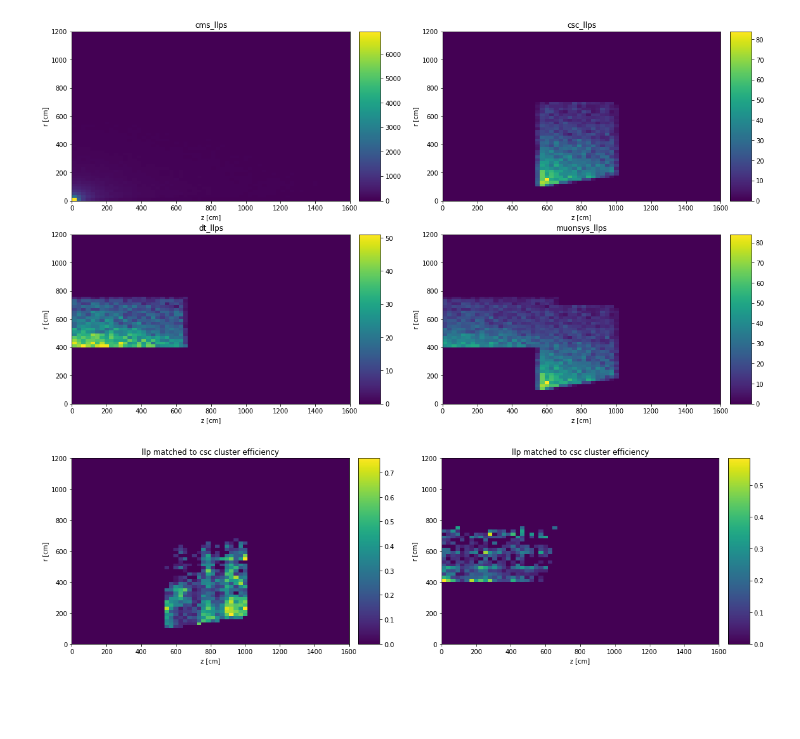
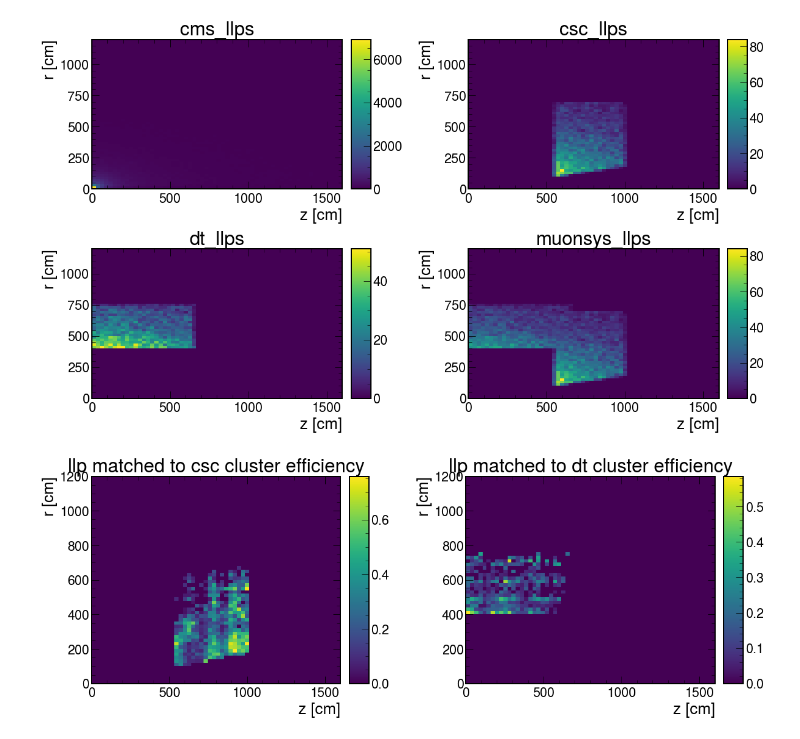
Before and after one commit to AnthonyAportela/LLPs, a Jupyter notebook: notebooks/Bplus/LLP_ntuple_processor.ipynb, the cells around one changed output. Cells and saved outputs as stored; diff of their text form; code cells hidden in the pictures; blank space fills up the shorter version.

Commit message:
added more stuff to make efficiency table

```diff
--- a/notebooks/Bplus/LLP_ntuple_processor.ipynb
+++ b/notebooks/Bplus/LLP_ntuple_processor.ipynb
@@ -2,12 +2,13 @@
 import awkward as ak
 import numpy as np
 import hist as hs
-from coffea import processor
+from coffea import processor, hist as chs
 from coffea.nanoevents.methods import vector, candidate
 
 from coffea.nanoevents import BaseSchema
 import mplhep as hep
 import matplotlib.pyplot as plt
+plt.style.use(mplhep.style.CMS)
 # %%
 class LLP_ntuple_processor(processor.ProcessorABC):
     """
@@ -469,13 +531,13 @@ for region in out['hnl']['hists2d']:
 regs = ['cms_llps', 'csc_llps', 'dt_llps', 'muonsys_llps']
 a=1.2
 fig, axs = plt.subplots(2, 2, figsize=(16*a,9*a))
-#fig.subplots_adjust(top = 1 ,wspace=.13, hspace=.5)
+fig.subplots_adjust(wspace=.35, hspace=.4)
 for ax, reg in zip(axs.reshape(-1),regs):
     hep.hist2dplot(out['hnl']['hists2d'][reg], ax = ax)
     ax.set_title(f'{reg}')
 plt.show()
 # %% [output]
-[figure, old version]
+[figure, new version]
 # %%
 # I need a function that takes two histograms and returns a histogram with the ratio of the two
 def ratio_hist(h1, h2):
@@ -497,14 +559,14 @@ dt_ratio = ratio_hist(out['hnl']['hists2d']['dt_cls_dt_llps_pairs_dr_cut_dt_llps
 # %%
 a=1.2
 fig, ax = plt.subplots(1, 2, figsize=(16*a,9*a/2))
-#fig.subplots_adjust(top = 1 ,wspace=.13, hspace=.5)
+fig.subplots_adjust(top = 1 ,wspace=.35)
 hep.hist2dplot(csc_ratio, ax = ax[0])
 ax[0].set_title(f'llp matched to csc cluster efficiency')
 hep.hist2dplot(dt_ratio, ax = ax[1])
-ax[1].set_title(f'llp matched to csc cluster efficiency')
+ax[1].set_title(f'llp matched to dt cluster efficiency')
 plt.show()
 # %% [output]
-[figure, old version]
+[figure, new version]
 # %%
 import mplhep
 from hist.intervals import ratio_uncertainty
```
Also changed, not shown: parts of 12 cells of this notebook, 9 other files.
